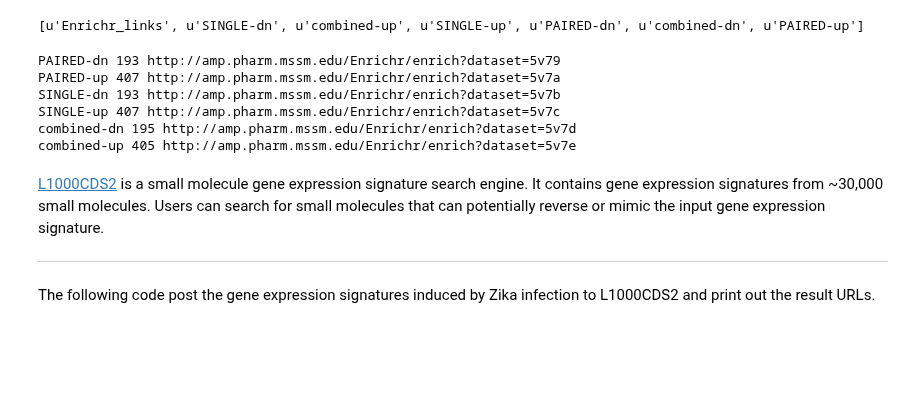
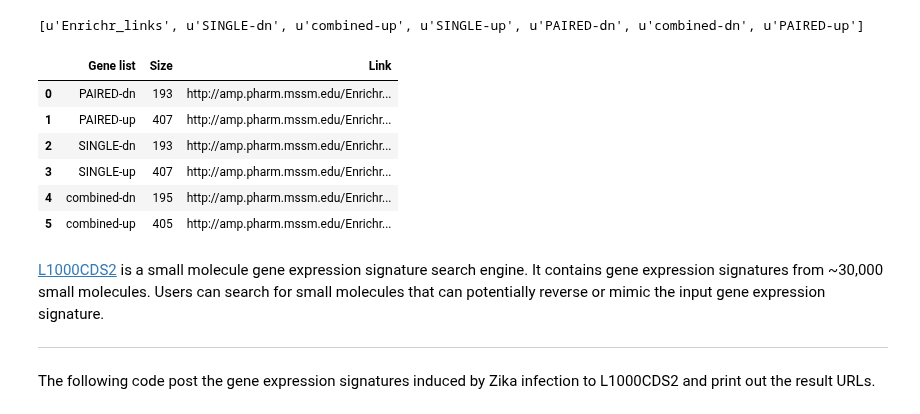
Before and after one commit to MaayanLab/Zika-RNAseq-Pipeline, a Jupyter notebook: Zika.ipynb, the cells around one changed output. Cells and saved outputs as stored; diff of their text form; code cells hidden in the pictures; blank space fills up the shorter version.

Commit message:
display url as <a> tag in output cells

```diff
--- a/Zika.ipynb
+++ b/Zika.ipynb
@@ -242,17 +255,21 @@ enrichr_results = pd.read_excel('../Enrichr_links_CD600.xls', sheetname=None)
 print enrichr_results.keys()
 # %% [output]
 [u'Enrichr_links', u'SINGLE-dn', u'combined-up', u'SINGLE-up', u'PAIRED-dn', u'combined-dn', u'PAIRED-up']
-# %%
-from pprint import pprint
-for i, row in enrichr_results['Enrichr_links'].iterrows():
-    print row['Gene list'], row['Size'], row['Link']
-# %% [output]
-PAIRED-dn 193 http://amp.pharm.mssm.edu/Enrichr/enrich?dataset=5v79
-PAIRED-up 407 http://amp.pharm.mssm.edu/Enrichr/enrich?dataset=5v7a
-SINGLE-dn 193 http://amp.pharm.mssm.edu/Enrichr/enrich?dataset=5v7b
-SINGLE-up 407 http://amp.pharm.mssm.edu/Enrichr/enrich?dataset=5v7c
-combined-dn 195 http://amp.pharm.mssm.edu/Enrichr/enrich?dataset=5v7d
-combined-up 405 http://amp.pharm.mssm.edu/Enrichr/enrich?dataset=5v7e
+# %%
+## Display links in the pandas DataFrame
+pd.set_option('display.max_colwidth', -1)
+enrichr_results['Enrichr_links']['Link'] = enrichr_results['Enrichr_links']['Link']\
+    .apply(lambda x: '<a href="%s">%s</a>' %(x, x))
+
+HTML(enrichr_results['Enrichr_links'].to_html(escape=False))
+# %% [output]
+|  | Gene list | Size | Link |
+| 0 | PAIRED-dn | 193 | http://amp.pharm.mssm.edu/Enrichr... |
+| 1 | PAIRED-up | 407 | http://amp.pharm.mssm.edu/Enrichr... |
+| 2 | SINGLE-dn | 193 | http://amp.pharm.mssm.edu/Enrichr... |
+| 3 | SINGLE-up | 407 | http://amp.pharm.mssm.edu/Enrichr... |
+| 4 | combined-dn | 195 | http://amp.pharm.mssm.edu/Enrichr... |
+| 5 | combined-up | 405 | http://amp.pharm.mssm.edu/Enrichr... |
 # %% [markdown]
 [L1000CDS2](http://amp.pharm.mssm.edu/L1000CDS2/#/index) is a small molecule gene expression signature search engine.
 It contains gene expression signatures from ~30,000 small molecules. Users can search for small molecules that can potentially reverse or mimic the input gene expression signature.
```
Also changed, not shown: parts of 4 cells of this notebook.
